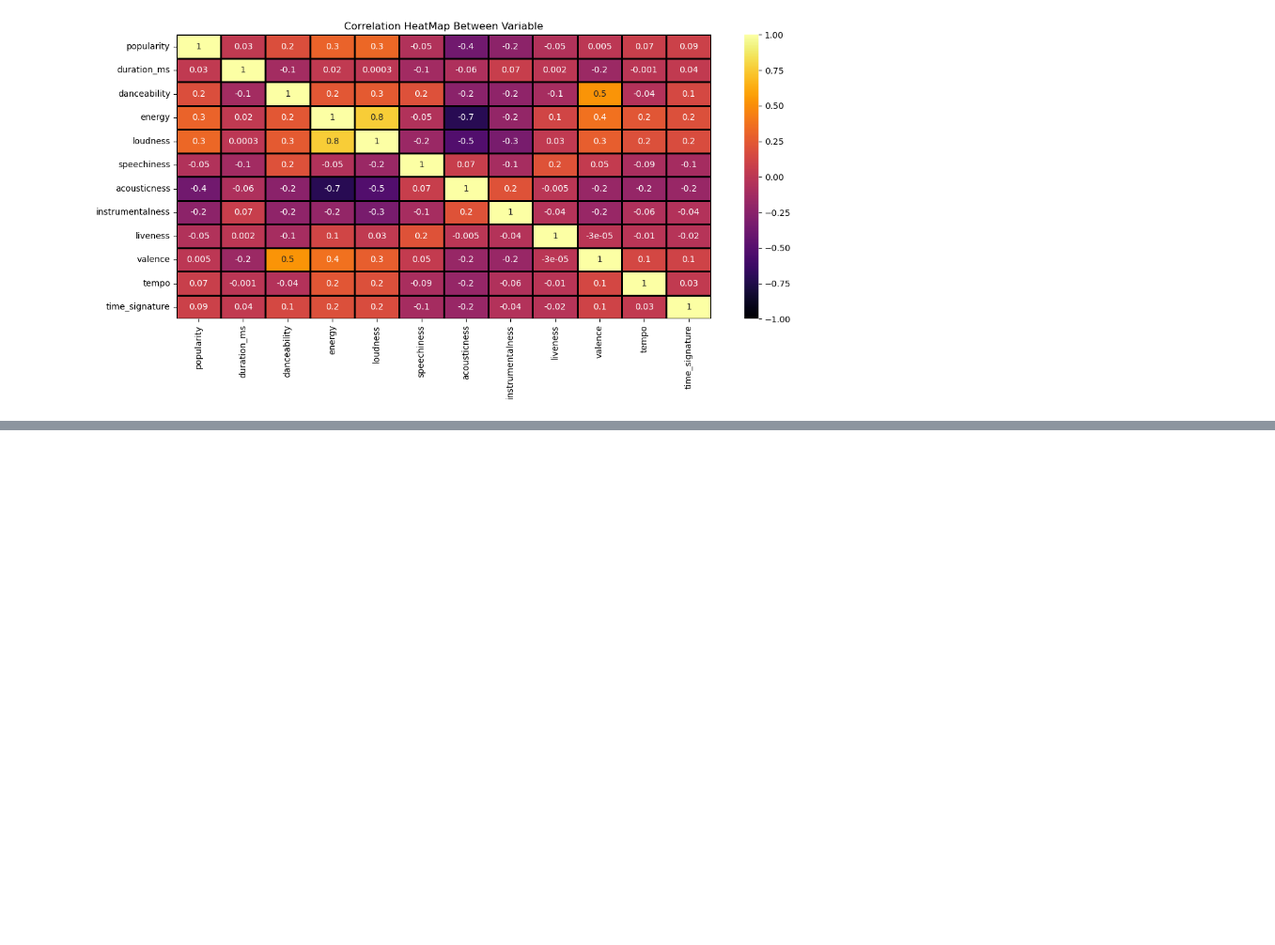
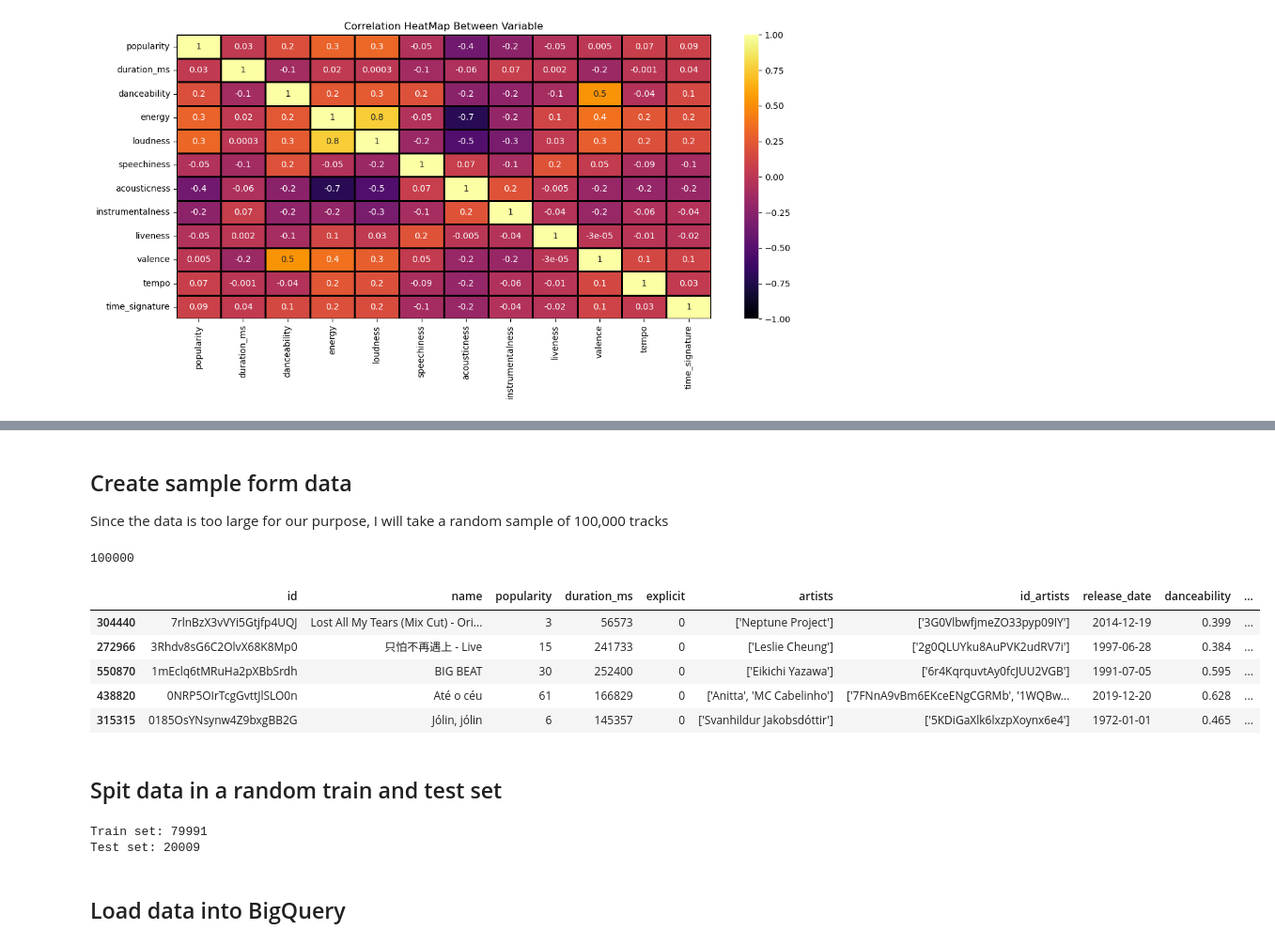
Before and after one commit to DrakeData/MSDS434-Final_P2, a Jupyter notebook: 01-DataGathering.ipynb, the cells around one changed output, grey strips where cells are left out. Shown at 94% size. Drawn from its saved outputs; the diff is of its cells as text; code cells hidden in the pictures; blank space fills up the shorter version.

Commit message:
updated code to clean and load pandas data frame into BigQuery

```diff
--- a/01-DataGathering.ipynb
+++ b/01-DataGathering.ipynb
@@ -20,7 +21,7 @@ kaggle.api.dataset_download_files('lehaknarnauli/spotify-datasets', 'tracks.csv'
 ROOT = os.getcwd()
 print(f"Root Directory: {ROOT}")
 
-TRACKS_DIR = os.path.join(ROOT, 'tracks.csv')
+TRACKS_DIR = os.path.join(ROOT, 'spotify_data')
 print(f"Spotify Tracks Directory: {TRACKS_DIR}")
 # %% [output]
 Root Directory: C:\Users\Nicholas\Desktop\Masters - Classes\MSDS434\MSDS434-Final_P2
@@ -119,0 +127,4 @@ heatmap.set_xticklabels(heatmap.get_xticklabels(), rotation = 90)
+# %%
+# Drop Nans in 'name' column
+tracks_df = tracks_df.dropna(subset=['name'])
+pd.isnull(tracks_df).sum()
@@ -119,0 +149,30 @@ heatmap.set_xticklabels(heatmap.get_xticklabels(), rotation = 90)
+# %% [markdown]
+## Create sample form data
+Since the data is too large for our purpose, I will take a random sample of 100,000 tracks
+# %%
+track_df_sample = tracks_df.sample(100000, replace=True)
+print(len(track_df_sample))
+track_df_sample.head()
+# %% [output]
+100000
+|  | id | name | popularity | duration_ms | explicit | artists | id_artists | release_date | danceability | ... |
+| 304440 | 7rlnBzX3vVYi5Gtjfp4UQJ | Lost All My Tears (Mix Cut) - Ori... | 3 | 56573 | 0 | ['Neptune Project'] | ['3G0VlbwfjmeZO33pyp09IY'] | 2014-12-19 | 0.399 | ... |
+| 272966 | 3Rhdv8sG6C2OlvX68K8Mp0 | 只怕不再遇上 - Live | 15 | 241733 | 0 | ['Leslie Cheung'] | ['2g0QLUYku8AuPVK2udRV7i'] | 1997-06-28 | 0.384 | ... |
+| 550870 | 1mEclq6tMRuHa2pXBbSrdh | BIG BEAT | 30 | 252400 | 0 | ['Eikichi Yazawa'] | ['6r4KqrquvtAy0fcJUU2VGB'] | 1991-07-05 | 0.595 | ... |
+| 438820 | 0NRP5OIrTcgGvttJlSLO0n | Até o céu | 61 | 166829 | 0 | ['Anitta', 'MC Cabelinho'] | ['7FNnA9vBm6EKceENgCGRMb', '1WQBw... | 2019-12-20 | 0.628 | ... |
+| 315315 | 0185OsYNsynw4Z9bxgBB2G | Jólin, jólin | 6 | 145357 | 0 | ['Svanhildur Jakobsdóttir'] | ['5KDiGaXlk6lxzpXoynx6e4'] | 1972-01-01 | 0.465 | ... |
+# %% [markdown]
+## Spit data in a random train and test set
+# %%
+msk = np.random.rand(len(track_df_sample)) < 0.8
+
+train_df = track_df_sample[msk]
+test_df = track_df_sample[~msk]
+
+print(f"Train set: {len(train_df)}")
+print(f"Test set: {len(test_df)}")
+# %% [output]
+Train set: 79991
+Test set: 20009
+# %% [markdown]
+## Load data into BigQuery
```
Also changed, not shown: parts of 8 cells of this notebook, 1 other file.
